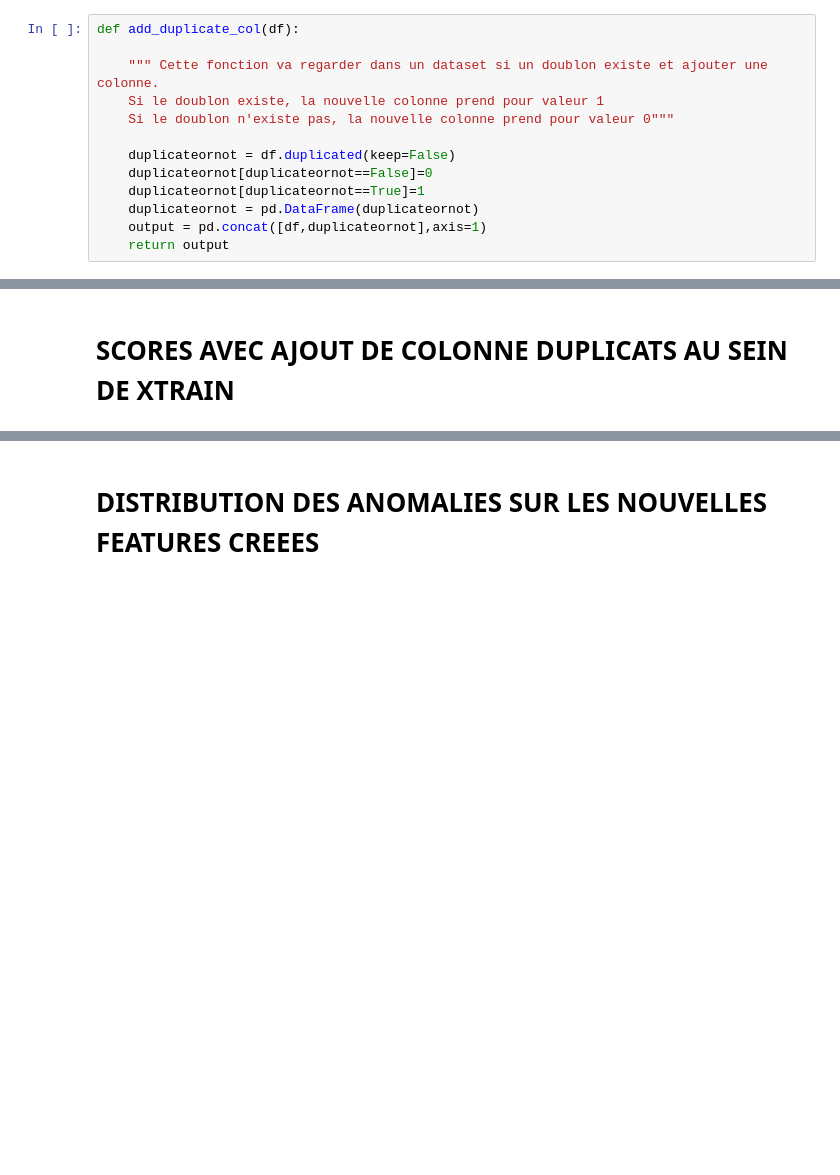
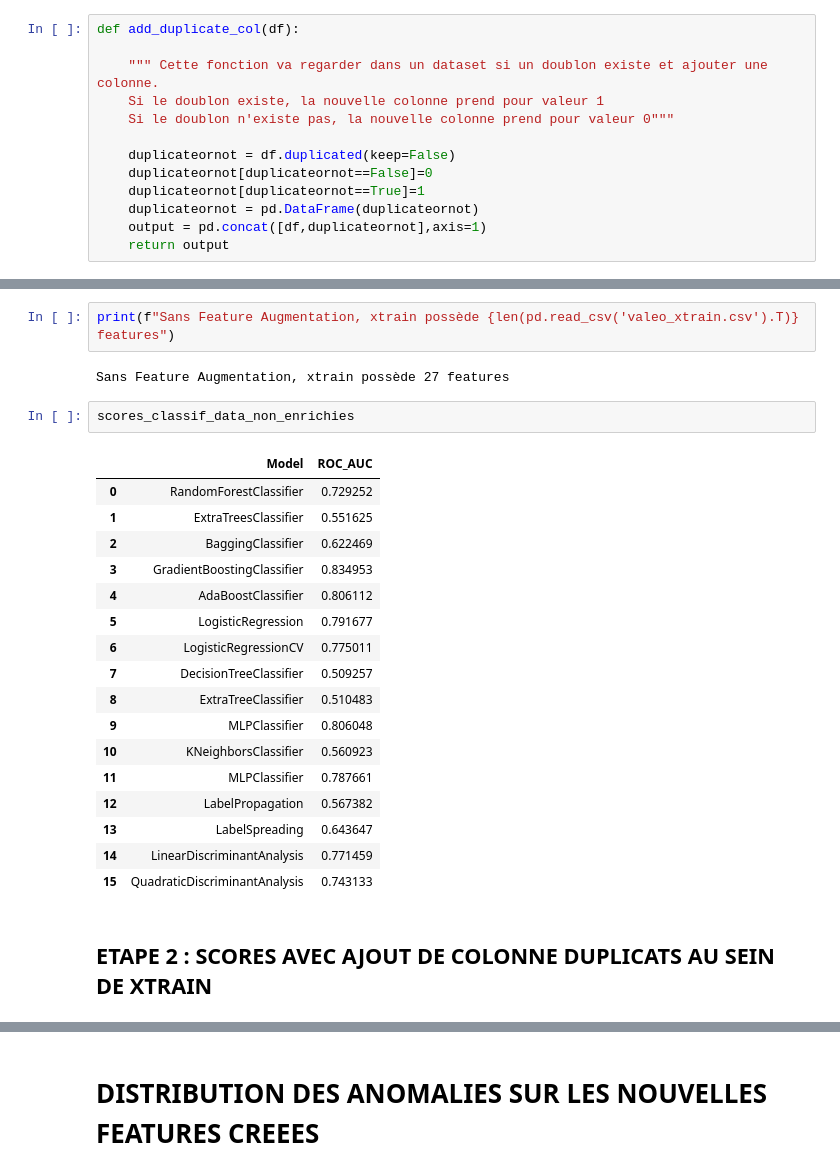
Before and after one commit to JujuMak/Resume_CV, a Jupyter notebook: 05_DataChallenge_ImbalancedClassification/Final.ipynb, the cells around one changed output, grey strips where cells are left out. Drawn from its saved outputs; the diff is of its cells as text; blank space fills up the shorter version.

```diff
--- a/05_DataChallenge_ImbalancedClassification/Final.ipynb
+++ b/05_DataChallenge_ImbalancedClassification/Final.ipynb
@@ -381,5 +393,29 @@ Process terminé en 419.404 secondes
+# %%
+print(f"Sans Feature Augmentation, xtrain possède {len(pd.read_csv('valeo_xtrain.csv').T)} features")
+# %% [output]
+Sans Feature Augmentation, xtrain possède 27 features
+# %%
+scores_classif_data_non_enrichies
+# %% [output]
+|  | Model | ROC_AUC |
+| 0 | RandomForestClassifier | 0.729252 |
+| 1 | ExtraTreesClassifier | 0.551625 |
+| 2 | BaggingClassifier | 0.622469 |
+| 3 | GradientBoostingClassifier | 0.834953 |
+| 4 | AdaBoostClassifier | 0.806112 |
+| 5 | LogisticRegression | 0.791677 |
+| 6 | LogisticRegressionCV | 0.775011 |
+| 7 | DecisionTreeClassifier | 0.509257 |
+| 8 | ExtraTreeClassifier | 0.510483 |
+| 9 | MLPClassifier | 0.806048 |
+| 10 | KNeighborsClassifier | 0.560923 |
+| 11 | MLPClassifier | 0.787661 |
+| 12 | LabelPropagation | 0.567382 |
+| 13 | LabelSpreading | 0.643647 |
+| 14 | LinearDiscriminantAnalysis | 0.771459 |
+| 15 | QuadraticDiscriminantAnalysis | 0.743133 |
 # %% [markdown]
-# SCORES AVEC AJOUT DE COLONNE DUPLICATS AU SEIN DE XTRAIN
+## ETAPE 2 : SCORES AVEC AJOUT DE COLONNE DUPLICATS AU SEIN DE XTRAIN
 # %%
 a=time.time()
 
```
Also changed, not shown: parts of 24 cells of this notebook.
